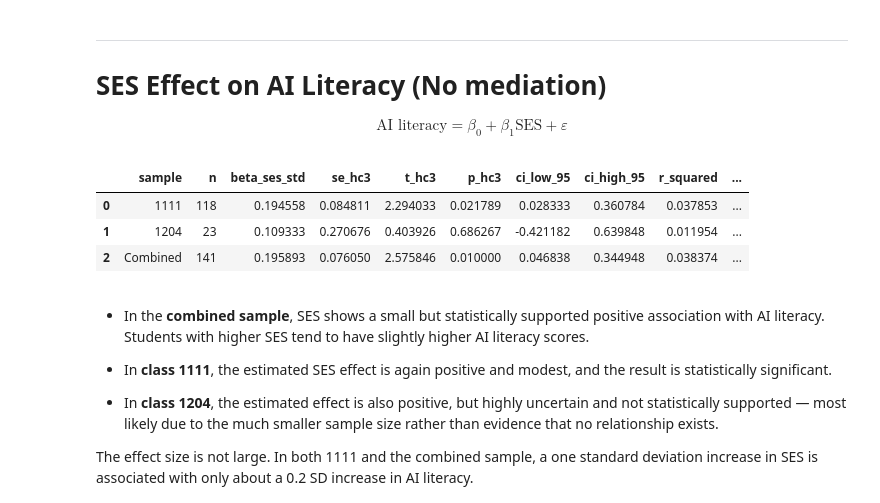
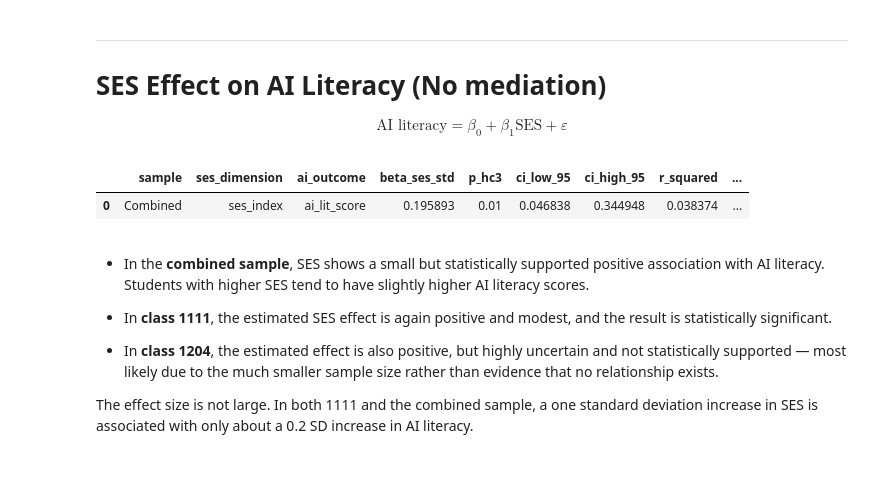
Before and after one commit to garcia-ho/1st_analysis, a Jupyter notebook: phas1_SLR.ipynb, the cells around one changed output. Drawn from its saved outputs; the diff is of its cells as text; code cells hidden in the pictures; blank space fills up the shorter version.

```diff
--- a/phas1_SLR.ipynb
+++ b/phas1_SLR.ipynb
@@ -120,21 +119,10 @@ plot_ses_ai_correlation_heatmaps(df, meta)
 
 $$\text{AI literacy} = \beta_0 + \beta_1 \text{SES} + \varepsilon$$
 # %%
-def run_total_effect_models(df):
-    results = []
-
-    for sample in ["1111", "1204", "Combined"]:
-        res, _, _ = fit_total_effect_model(df, sample=sample)
-        results.append(res)
-
-    return pd.concat(results, ignore_index=True)
-
-run_total_effect_models(df)
+run_total_effect_models(df, ses_cols="ses_index", ai_cols="ai_lit_score")
 # %% [output]
-|  | sample | n | beta_ses_std | se_hc3 | t_hc3 | p_hc3 | ci_low_95 | ci_high_95 | r_squared | ... |
-| 0 | 1111 | 118 | 0.194558 | 0.084811 | 2.294033 | 0.021789 | 0.028333 | 0.360784 | 0.037853 | ... |
-| 1 | 1204 | 23 | 0.109333 | 0.270676 | 0.403926 | 0.686267 | -0.421182 | 0.639848 | 0.011954 | ... |
-| 2 | Combined | 141 | 0.195893 | 0.076050 | 2.575846 | 0.010000 | 0.046838 | 0.344948 | 0.038374 | ... |
+|  | sample | ses_dimension | ai_outcome | beta_ses_std | p_hc3 | ci_low_95 | ci_high_95 | r_squared | ... |
+| 0 | Combined | ses_index | ai_lit_score | 0.195893 | 0.01 | 0.046838 | 0.344948 | 0.038374 | ... |
 # %% [markdown]
 - In the **combined sample**, SES shows a small but statistically supported
   positive association with AI literacy. Students with higher SES tend to
```
Also changed, not shown: parts of 25 cells of this notebook, 3 other files.
